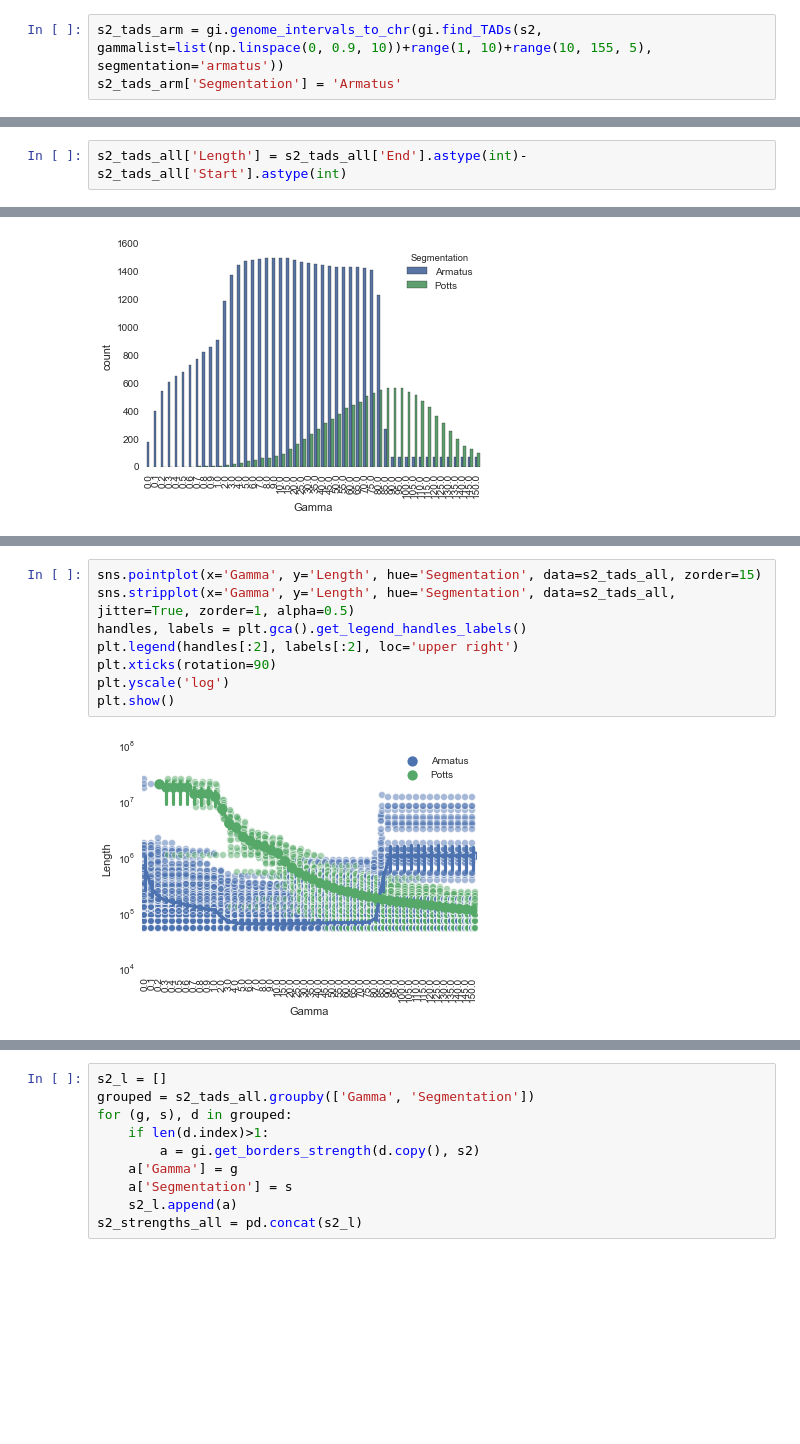
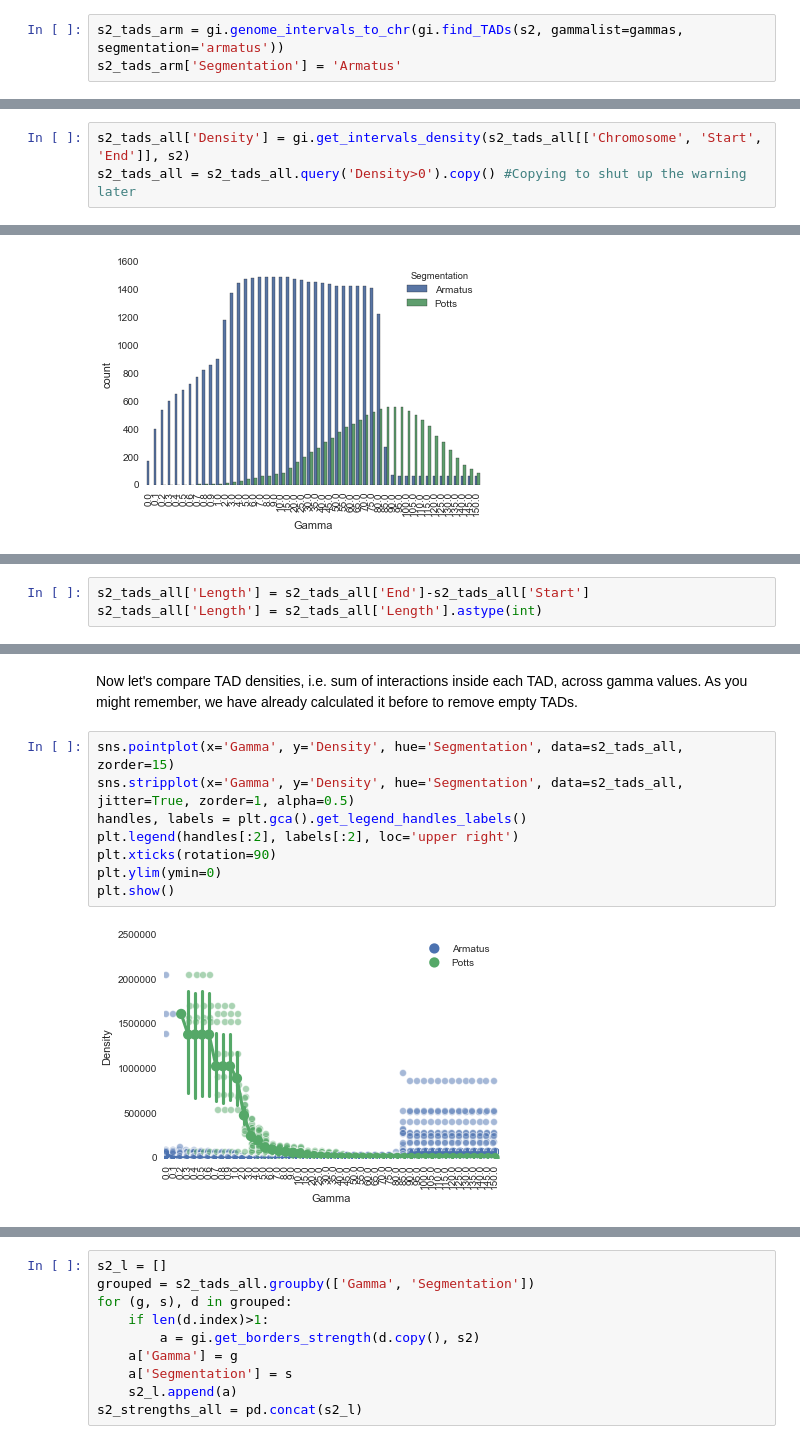
Before and after one commit to Phlya/hicplotlib, a Jupyter notebook: examples/TADs_segmentation.ipynb, the cells around one changed output, grey strips where cells are left out. Drawn from its saved outputs; the diff is of its cells as text; blank space fills up the shorter version.

```diff
--- a/examples/TADs_segmentation.ipynb
+++ b/examples/TADs_segmentation.ipynb
@@ -49,3 +50,3 @@ And now let's try Armatus segmentation (implementation of the Armatus algorithm
 # %%
-s2_tads_arm = gi.genome_intervals_to_chr(gi.find_TADs(s2, gammalist=list(np.linspace(0, 0.9, 10))+range(1, 10)+range(10, 155, 5), segmentation='armatus'))
+s2_tads_arm = gi.genome_intervals_to_chr(gi.find_TADs(s2, gammalist=gammas, segmentation='armatus'))
 s2_tads_arm['Segmentation'] = 'Armatus'
@@ -142,5 +55,3 @@ Nice! Now let's visualise some of these things nicely.
 # %%
 s2_tads_all = pd.concat([s2_tads, s2_tads_arm])
 s2_tads_all.sort(['Segmentation', 'Gamma', 'Chromosome', 'Start', 'End'], inplace=True)
-# %%
-s2_tads_all['Length'] = s2_tads_all['End'].astype(int)-s2_tads_all['Start'].astype(int)
@@ -146,0 +60,3 @@ s2_tads_all['Length'] = s2_tads_all['End'].astype(int)-s2_tads_all['Start'].asty
+# %%
+s2_tads_all['Density'] = gi.get_intervals_density(s2_tads_all[['Chromosome', 'Start', 'End']], s2)
+s2_tads_all = s2_tads_all.query('Density>0').copy() #Copying to shut up the warning later
@@ -156,0 +207,3 @@ Let's compare the lengthes of TADs depending on gamma with these two segmentatio
+# %%
+s2_tads_all['Length'] = s2_tads_all['End']-s2_tads_all['Start']
+s2_tads_all['Length'] = s2_tads_all['Length'].astype(int)
@@ -157,10 +243,12 @@ Let's compare the lengthes of TADs depending on gamma with these two segmentatio
+# %% [markdown]
+Now let's compare TAD densities, i.e. sum of interactions inside each TAD, across gamma values. As you might remember, we have already calculated it before to remove empty TADs.
 # %%
-sns.pointplot(x='Gamma', y='Length', hue='Segmentation', data=s2_tads_all, zorder=15)
-sns.stripplot(x='Gamma', y='Length', hue='Segmentation', data=s2_tads_all, jitter=True, zorder=1, alpha=0.5)
+sns.pointplot(x='Gamma', y='Density', hue='Segmentation', data=s2_tads_all, zorder=15)
+sns.stripplot(x='Gamma', y='Density', hue='Segmentation', data=s2_tads_all, jitter=True, zorder=1, alpha=0.5)
 handles, labels = plt.gca().get_legend_handles_labels()
 plt.legend(handles[:2], labels[:2], loc='upper right')
 plt.xticks(rotation=90)
-plt.yscale('log')
+plt.ylim(ymin=0)
 plt.show()
 # %% [output]
-[figure, old version]
+[figure, new version]
```
Also changed, not shown: parts of 35 cells of this notebook, 2 other files.
